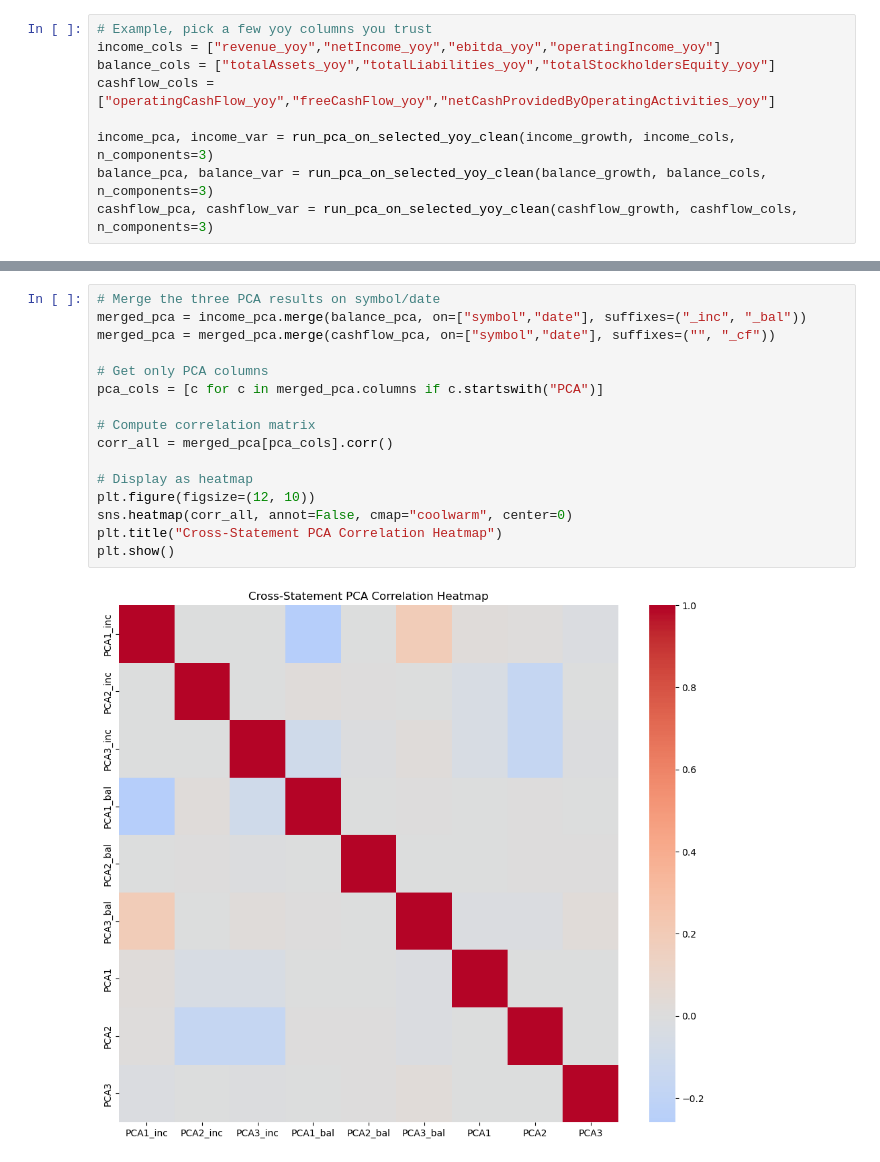
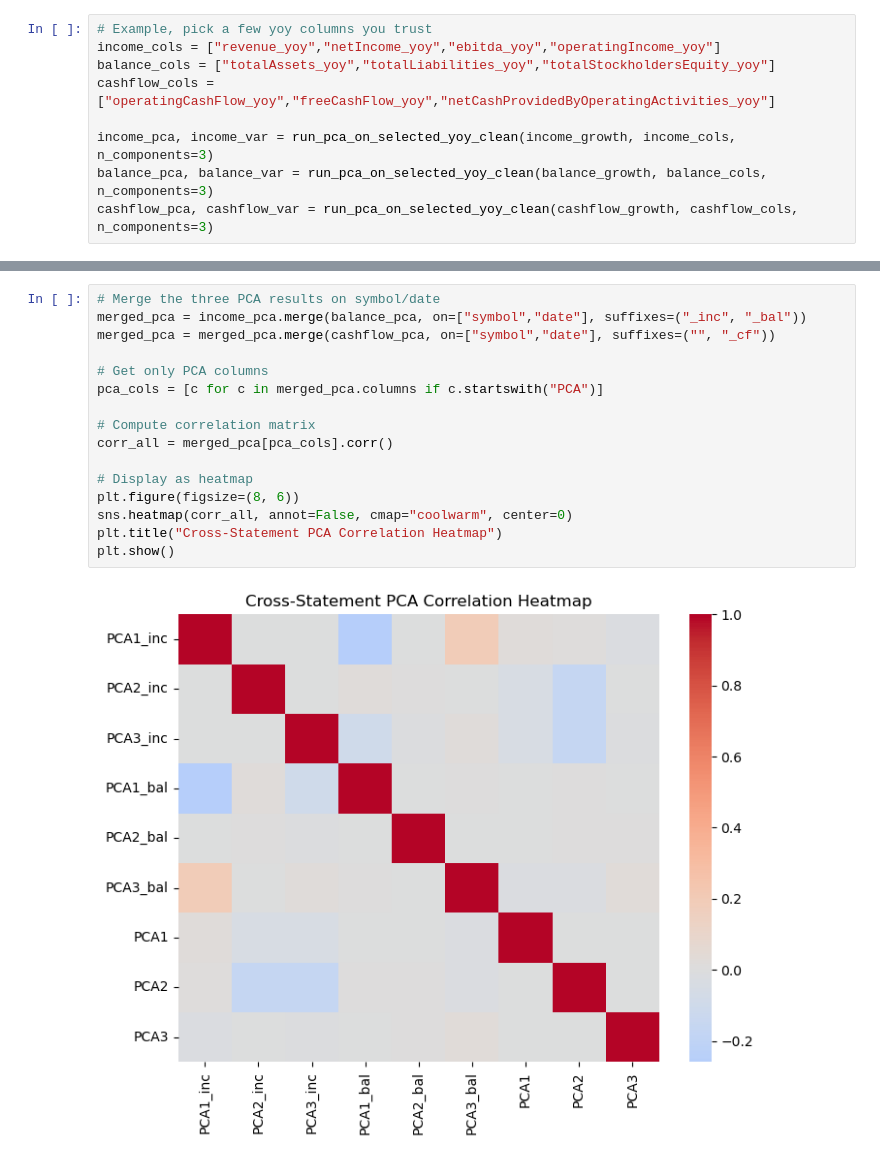
Before and after one commit to Nicholas-Sanso/SPY_Behavior, a Jupyter notebook: contextualizing_pricing_2.ipynb, the cells around one changed output, grey strips where cells are left out. Cells and saved outputs as stored; diff of their text form.

```diff
--- a/contextualizing_pricing_2.ipynb
+++ b/contextualizing_pricing_2.ipynb
@@ -321,18 +316,18 @@ Total explained variance: 0.7841019824421285
 # %%
 # Merge the three PCA results on symbol/date
 merged_pca = income_pca.merge(balance_pca, on=["symbol","date"], suffixes=("_inc", "_bal"))
 merged_pca = merged_pca.merge(cashflow_pca, on=["symbol","date"], suffixes=("", "_cf"))
 
 # Get only PCA columns
 pca_cols = [c for c in merged_pca.columns if c.startswith("PCA")]
 
 # Compute correlation matrix
 corr_all = merged_pca[pca_cols].corr()
 
 # Display as heatmap
-plt.figure(figsize=(12, 10))
+plt.figure(figsize=(8, 6))
 sns.heatmap(corr_all, annot=False, cmap="coolwarm", center=0)
 plt.title("Cross-Statement PCA Correlation Heatmap")
 plt.show()
 # %% [output]
-[figure, old version]
+[figure, new version]
```
Also changed, not shown: parts of 7 cells of this notebook.
